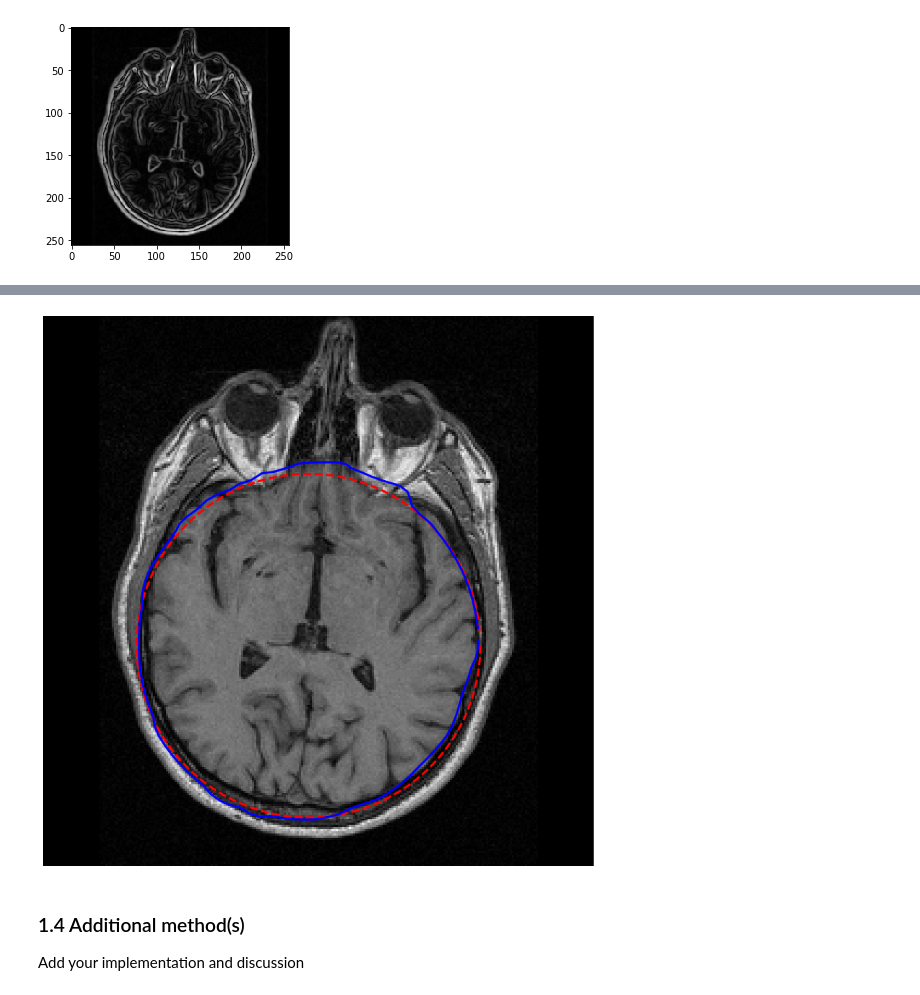
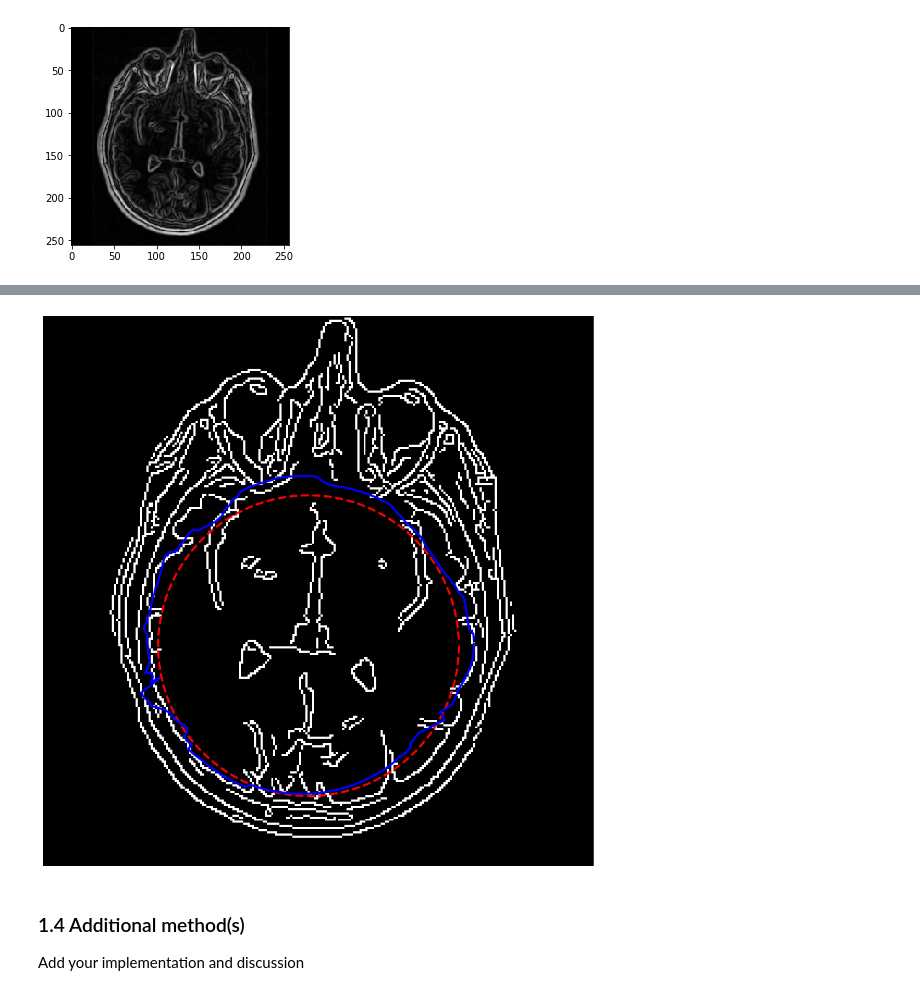
Before and after one commit to Jiang15/Image_analysis_and_pattern-recognition, a Jupyter notebook: Lab 1/lab_01_segmentation.ipynb, the cells around one changed output, grey strips where cells are left out. Cells and saved outputs as stored; diff of their text form; code cells hidden in the pictures.

```diff
--- a/Lab 1/lab_01_segmentation.ipynb
+++ b/Lab 1/lab_01_segmentation.ipynb
@@ -168,7 +166,7 @@ from skimage import feature
 
 edges = skimage.feature.canny(
     image=brain_im,
-    sigma=0.9,
+    sigma=.8,
     low_threshold=55,
     high_threshold=90,
 )
@@ -180,0 +198,14 @@ plt.show()
+# %%
+import cv2
+i = brain_im.copy()
+mask = cv2.Canny(i, 55, 90)
+cnts = cv2.findContours(mask, cv2.RETR_EXTERNAL, cv2.CHAIN_APPROX_SIMPLE)
+
+for c in cnts[0]:
+    c = cv2.convexHull(c)
+
+for c in cnts[0]:
+    cv2.drawContours(i, c, -1, (0, 230, 255), 2)
+
+plt.figure()
+plt.imshow(i, cmap='gray')
@@ -181,6 +256,7 @@ plt.show()
 # %%
 # Active Contour segmentation (snakes)
-# riscrivere!
+# snake does not work
+#rewrite code
 
 def image_show(image, nrows=1, ncols=1, cmap='gray'):
     fig, ax = plt.subplots(nrows=nrows, ncols=ncols, figsize=(14, 14))
@@ -198,6 +274,6 @@ def circle_points(resolution, center, radius):
 
     return np.array([c, r]).T
 # Exclude last point because a closed path should not have duplicate points
-points = circle_points(100, [153, 123], 80)[:-1]
-fig, ax = image_show(brain_im)
-ax.plot(points[:, 0], points[:, 1], '--r', lw=3)
+points = circle_points(200, [153, 123], 70)[:-1]
+# fig, ax = image_show(brain_denoise)
+# ax.plot(points[:, 0], points[:, 1], '--r', lw=3)
@@ -207,12 +280,14 @@ ax.plot(points[:, 0], points[:, 1], '--r', lw=3)
 # %%
-snake = skimage.segmentation.active_contour(brain_im, points, alpha=0.002, beta=1, gamma=0.001)
-fig, ax = image_show(brain_im)
+# snake = skimage.segmentation.active_contour(brain_denoise, points, alpha=0.002, beta=1, gamma=0.001)
+snake = skimage.segmentation.active_contour(edges, points, alpha=0.015, beta=10, gamma=0.001)
+
+fig, ax = image_show(edges)
 ax.plot(points[:, 0], points[:, 1], '--r', lw=3)
 ax.plot(snake[:, 0], snake[:, 1], '-b', lw=3);
 
 # todo detect params alpha, beta, gamma
 # %% [output]
-[figure, old version]
+[figure, new version]
 # %% [markdown]
 ### 1.4 Additional method(s)
 Add your implementation and discussion
```
Also changed, not shown: parts of 14 cells of this notebook.
